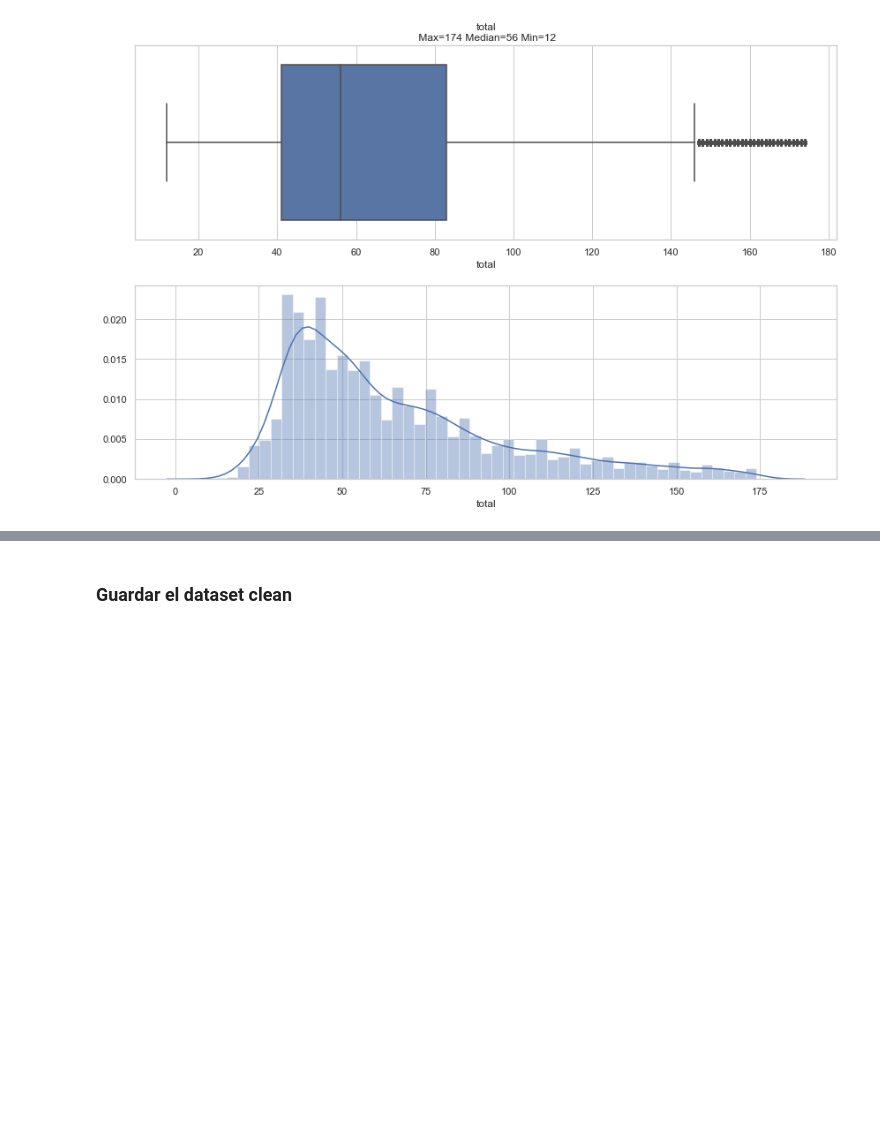
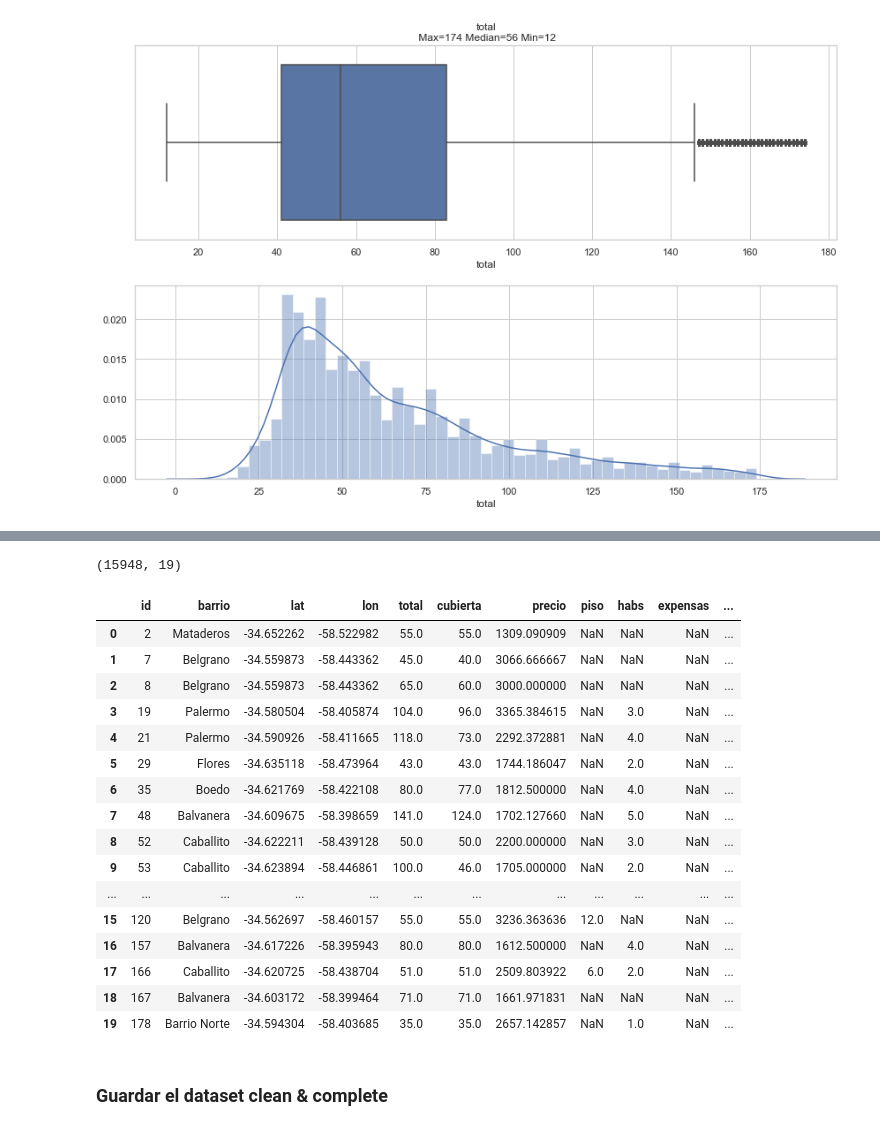
Before and after one commit to sigmaleph/DH-Desafio1, a Jupyter notebook: Cleaning.ipynb, the cells around one changed output, grey strips where cells are left out. Saved outputs shown, nothing was run; the diff lists cells and outputs as text; code cells hidden in the pictures; blank space fills up the shorter version.

Commit message:
nuevo Cleaning con regex. genera properatti_clean&complete.csv

```diff
--- a/Cleaning.ipynb
+++ b/Cleaning.ipynb
@@ -421,0 +538,37 @@ plot_dist(df.total)
+# %%
+# funcion que recibe un objeto string, y matchea palabras vs regex en un dict predefinido
+
+def split_clean_build(x, keys):
+
+    # inicializo el dataframe que va a tener los datos de las cols
+    d = {col: 0 for col in keys}
+
+    frase = x.lower()
+
+    # matches
+    if re.search(r'pile|pisc', frase):
+        d[keys[0]] = 1
+    if re.search(r'segur|vigil', frase):
+        d[keys[1]] = 1
+    if re.search(r'parri', frase):
+        d[keys[2]] = 1
+    if re.search(r'balcon|balcón', frase):
+        d[keys[3]] = 1
+    if re.search(r'coch', frase):
+        d[keys[4]] = 1
+    if re.search(r'pozo|nuev', frase):
+        d[keys[5]] = 1
+
+    return pd.DataFrame.from_dict(d, orient='index').T
+# %%
+dummy = pd.DataFrame(columns=amenities)
+
+for row in df.descripcion:
+    line = split_clean_build(row, amenities)
+    dummy = pd.concat([dummy, line])
+# %%
+df.reset_index(inplace=True)
+dummy.reset_index(inplace=True)
+dummy.drop('index', axis=1, inplace=True)
+# %%
+df = df.join(dummy)
@@ -422,3 +595,26 @@ plot_dist(df.total)
+# %%
+df.shape
+df.rename({'index': 'id'}, axis=1,  inplace=True)
+df.head(20)
+# %% [output]
+(15948, 19)
+|  | id | barrio | lat | lon | total | cubierta | precio | piso | habs | expensas | ... |
+| 0 | 2 | Mataderos | -34.652262 | -58.522982 | 55.0 | 55.0 | 1309.090909 | NaN | NaN | NaN | ... |
+| 1 | 7 | Belgrano | -34.559873 | -58.443362 | 45.0 | 40.0 | 3066.666667 | NaN | NaN | NaN | ... |
+| 2 | 8 | Belgrano | -34.559873 | -58.443362 | 65.0 | 60.0 | 3000.000000 | NaN | NaN | NaN | ... |
+| 3 | 19 | Palermo | -34.580504 | -58.405874 | 104.0 | 96.0 | 3365.384615 | NaN | 3.0 | NaN | ... |
+| 4 | 21 | Palermo | -34.590926 | -58.411665 | 118.0 | 73.0 | 2292.372881 | NaN | 4.0 | NaN | ... |
+| 5 | 29 | Flores | -34.635118 | -58.473964 | 43.0 | 43.0 | 1744.186047 | NaN | 2.0 | NaN | ... |
+| 6 | 35 | Boedo | -34.621769 | -58.422108 | 80.0 | 77.0 | 1812.500000 | NaN | 4.0 | NaN | ... |
+| 7 | 48 | Balvanera | -34.609675 | -58.398659 | 141.0 | 124.0 | 1702.127660 | NaN | 5.0 | NaN | ... |
+| 8 | 52 | Caballito | -34.622211 | -58.439128 | 50.0 | 50.0 | 2200.000000 | NaN | 3.0 | NaN | ... |
+| 9 | 53 | Caballito | -34.623894 | -58.446861 | 100.0 | 46.0 | 1705.000000 | NaN | 2.0 | NaN | ... |
+| ... | ... | ... | ... | ... | ... | ... | ... | ... | ... | ... | ... |
+| 15 | 120 | Belgrano | -34.562697 | -58.460157 | 55.0 | 55.0 | 3236.363636 | 12.0 | NaN | NaN | ... |
+| 16 | 157 | Balvanera | -34.617226 | -58.395943 | 80.0 | 80.0 | 1612.500000 | NaN | 4.0 | NaN | ... |
+| 17 | 166 | Caballito | -34.620725 | -58.438704 | 51.0 | 51.0 | 2509.803922 | 6.0 | 2.0 | NaN | ... |
+| 18 | 167 | Balvanera | -34.603172 | -58.399464 | 71.0 | 71.0 | 1661.971831 | NaN | NaN | NaN | ... |
+| 19 | 178 | Barrio Norte | -34.594304 | -58.403685 | 35.0 | 35.0 | 2657.142857 | NaN | 1.0 | NaN | ... |
 # %% [markdown]
-### Guardar el dataset clean
+### Guardar el dataset clean & complete
 # %%
```
Also changed, not shown: parts of 23 cells of this notebook, 2 other files.
